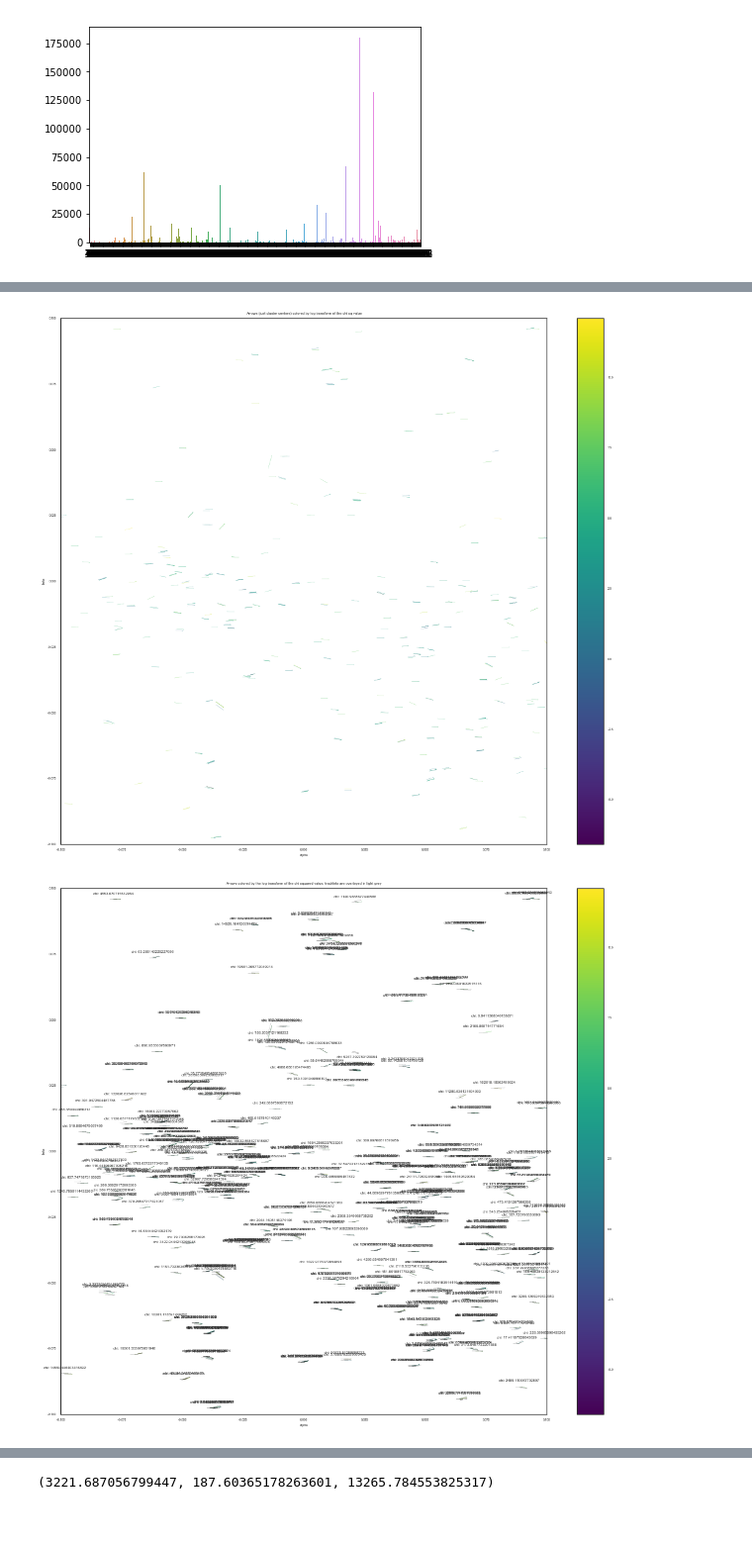
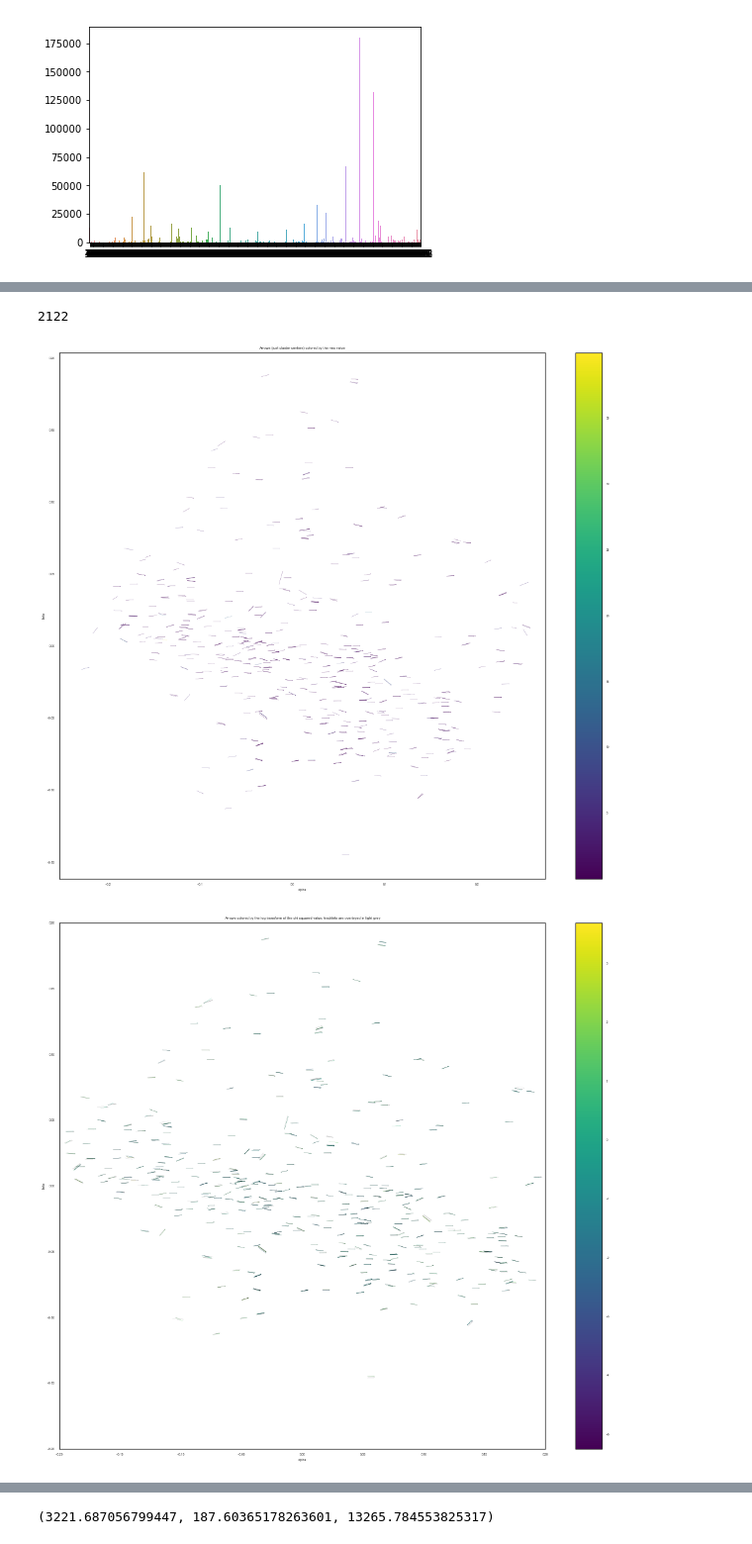
Before and after one commit to pblankley/itf_linking, a Jupyter notebook: linkitf/orbit_fitting.ipynb, the cells around one changed output, grey strips where cells are left out. Shown: that part at 99% size. Drawn from its saved outputs; the diff is of its cells as text; code cells hidden in the pictures.

```diff
--- a/linkitf/orbit_fitting.ipynb
+++ b/linkitf/orbit_fitting.ipynb
@@ -67,15 +69,11 @@ for k,v in tr_clust_ids.items():
-# %%
-g,gdot = 0.4,0.0
-results = []
-for k, v in agg_dict.items():
-    cx, mx, cy, my, t0 = full_fit_trkl(t_ref, g, gdot, v)
-    result = (k, cx, mx, cy, my, t0)
-    results.append(result)
 # %%
 po = []
 for k,v in agg_dict.items():
     if v!=[]:
         po.append(k)
+    else:
+        print(type(k))
+#         print([ki for ki,vi in tr_clust_ids.items() if vi==12 or vi==11])
 np.array(po)
 # %% [output]
 array([1052, 1050,   43,  443,  245,  122, 1123,   69,  273, 1113,  487,
@@ -140,5 +119,5 @@ print(popt, pcov)
 # %%
 g,gdot = 0.4,0.0
-idx = 1052
+idx = 2360
 cl = imp.reload(cl)
 params, loss_val, chisq, chisq_arr = cl.full_fit_t_loss(util.lunation_center(n), g, gdot, agg_dict[idx])
@@ -213,15 +202,20 @@ sns.barplot(po,chi_res)
+# %%
+po[chi_res.index(sorted(chi_res,reverse=True)[0])]
+# %% [output]
+2122
 # %%
 cl = imp.reload(cl)
-cl.vis_arrows_by_chi(par_results,chi_res)
+cl.vis_arrows_by_rms(par_results,chi_res)
 # %% [output]
-[figure, old version]
+[figure, new version]
 # %%
 cl = imp.reload(cl)
 sns.set(font_scale=.5)
 sns.set_style('white')
-ggdots = cl.vis_arrows_by_chi_with_trkl(par_results,agg_dict,po,util.lunation_center(n),chi_res,label='chi')
+# ggdots = cl.vis_arrows_by_chi_with_trkl({'k':par_results[2122]},agg_dict,[2122],util.lunation_center(n),chi_res)
+ggdots = cl.vis_arrows_by_chi_with_trkl(par_results,agg_dict,po,util.lunation_center(n),chi_res)
 # %% [output]
-[figure, old version]
+[figure, new version]
 # %%
 gd_dist = [i[1][0] for i in ggdots]
 gdd_dist = [i[1][1] for i in ggdots]
```
Also changed, not shown: parts of 7 cells of this notebook, 4 other files.
